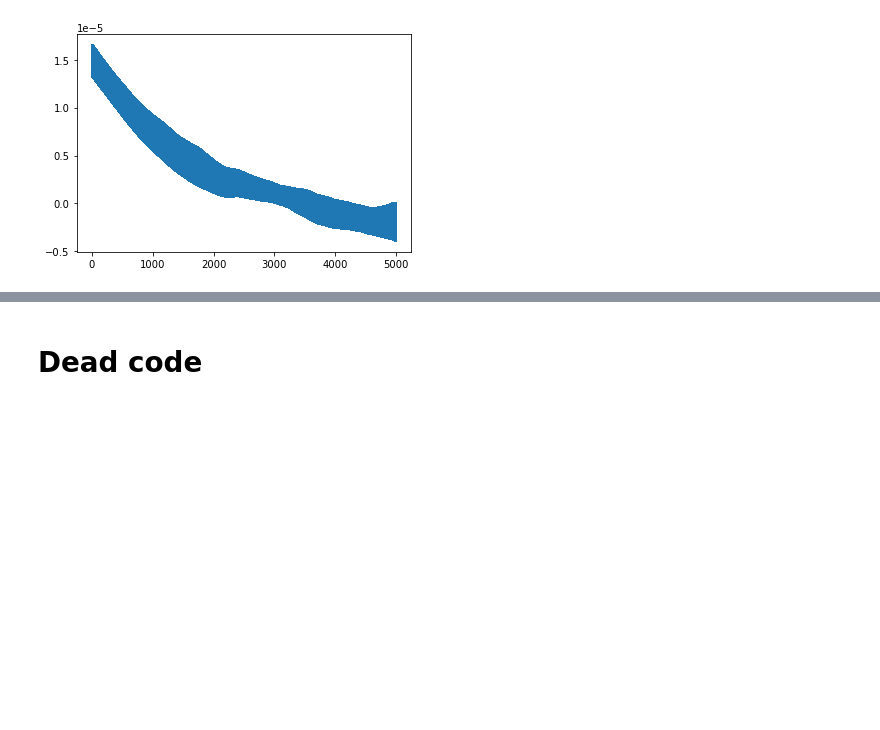
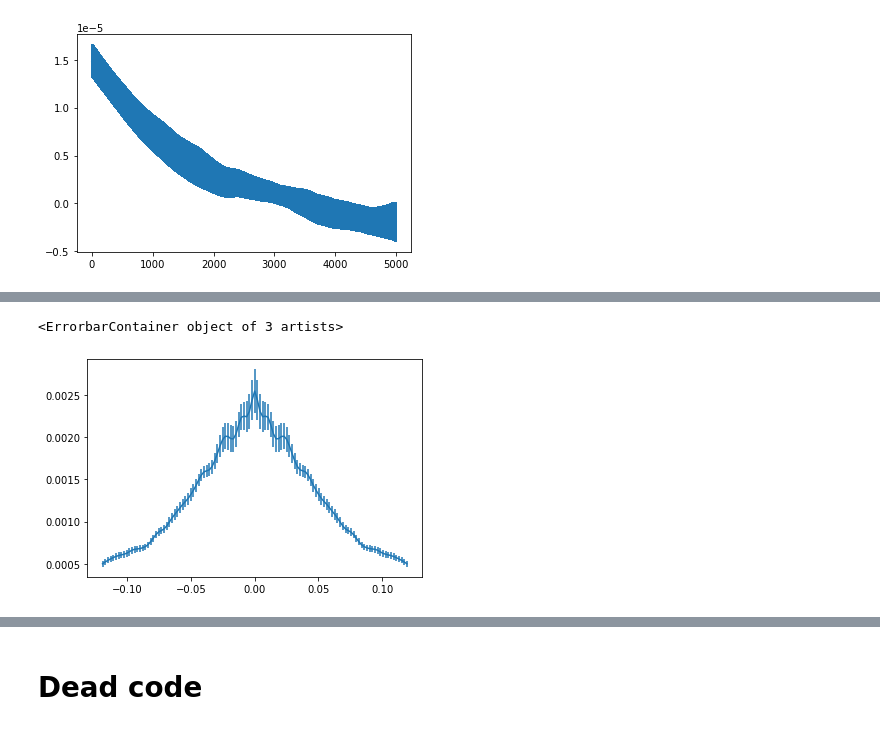
Before and after one commit to jannisgebbo/langevinA, a Jupyter notebook: jupyter_notebooks/ModelG_spectral_function.ipynb, the cells around one changed output, grey strips where cells are left out. Cells and saved outputs as stored; diff of their text form; code cells hidden in the pictures; blank space fills up the shorter version.

```diff
--- a/jupyter_notebooks/ModelG_spectral_function.ipynb
+++ b/jupyter_notebooks/ModelG_spectral_function.ipynb
@@ -136,0 +157,5 @@ plt.errorbar(data3.OtOttpSpecFunc_oms["A"], data3.OtOttpSpecFunc_mean["A"], data
+# %%
+plt.errorbar(data3.OtOttpSpecFunc_oms["phi0"], data3.OtOttpSpecFunc_mean["phi0"], data3.OtOttpSpecFunc_err["phi0"])
+# %% [output]
+<ErrorbarContainer object of 3 artists>
+[figure, added]
```
Also changed, not shown: parts of 22 cells of this notebook, 1 other file.
